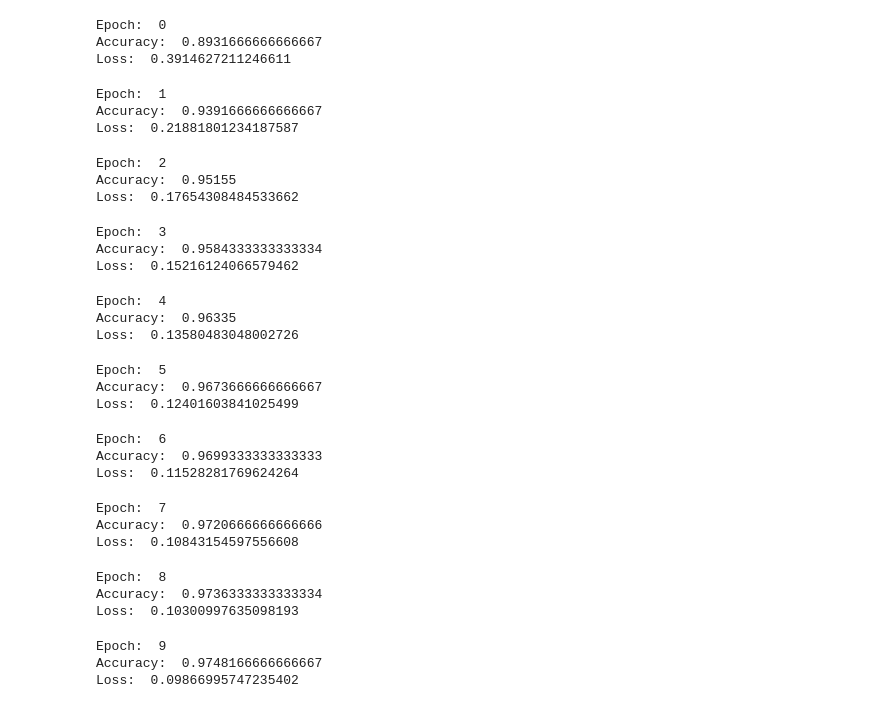
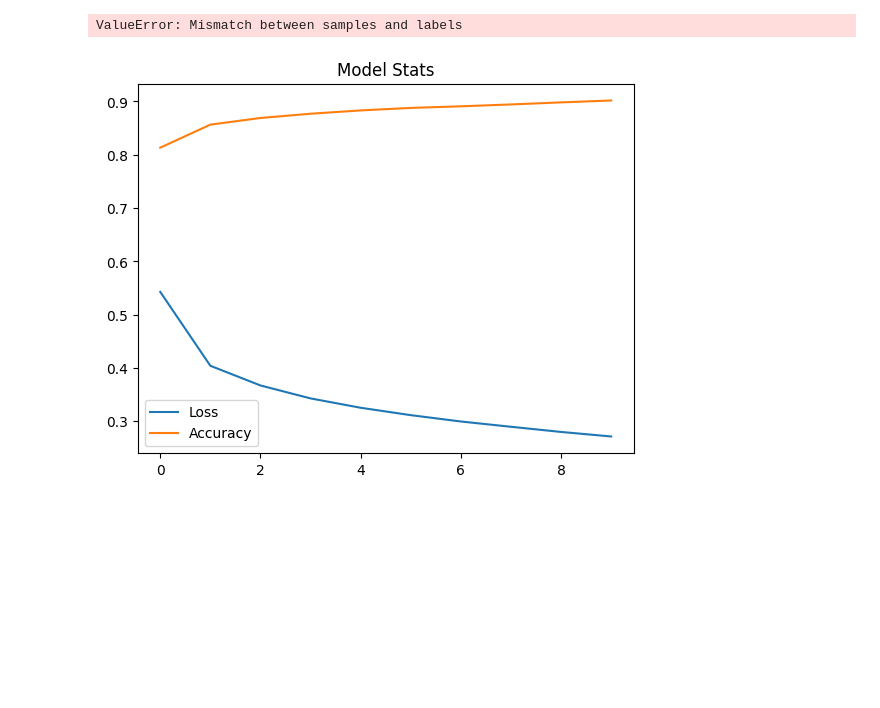
Before and after one commit to Sendy45/NeuralNetworkFromScracth, a Jupyter notebook: NN.ipynb, the cells around one changed output. Saved outputs shown, nothing was run; the diff lists cells and outputs as text; code cells hidden in the pictures; blank space fills up the shorter version.

```diff
--- a/NN.ipynb
+++ b/NN.ipynb
@@ -323,38 +493,18 @@ test_X  = test_X.reshape(10000, 784).astype('float32') / 255.0
 train_X = train_X.T   # shape: (784, 60000)
 test_X  = test_X.T    # shape: (784, 10000)
 # %%
-nn.gradient_descent(train_X, train_y, 0.1, 10, 64, "cross_entropy", 0.001)
+nn.compile()
+model_stats = nn.fit(train_X, train_y, 10, 64)
 # %% [output]
-Epoch:  0
-Accuracy:  0.8931666666666667
-Loss:  0.3914627211246611
+ValueError: Mismatch between samples and labels
-Epoch:  1
-Accuracy:  0.9391666666666667
-Loss:  0.21881801234187587
-Epoch:  2
-Accuracy:  0.95155
-Loss:  0.17654308484533662
-Epoch:  3
-Accuracy:  0.9584333333333334
-Loss:  0.15216124066579462
-Epoch:  4
-Accuracy:  0.96335
-Loss:  0.13580483048002726
-Epoch:  5
-Accuracy:  0.9673666666666667
-Loss:  0.12401603841025499
-Epoch:  6
-Accuracy:  0.9699333333333333
-Loss:  0.11528281769624264
-Epoch:  7
-Accuracy:  0.9720666666666666
-Loss:  0.10843154597556608
-Epoch:  8
-Accuracy:  0.9736333333333334
-Loss:  0.10300997635098193
-Epoch:  9
-Accuracy:  0.9748166666666667
-Loss:  0.09866995747235402
+# %%
+plt.plot(model_stats["epochs"], model_stats["loss"], label="Loss")
+plt.plot(model_stats["epochs"], model_stats["accuracy"], label="Accuracy")
+plt.title("Model Stats")
+plt.legend()
+plt.show()
+# %% [output]
+[figure, added]
 # %%
 idx = np.random.randint(test_X.shape[1])   # random sample index
 
```
Also changed, not shown: parts of 7 cells of this notebook.
